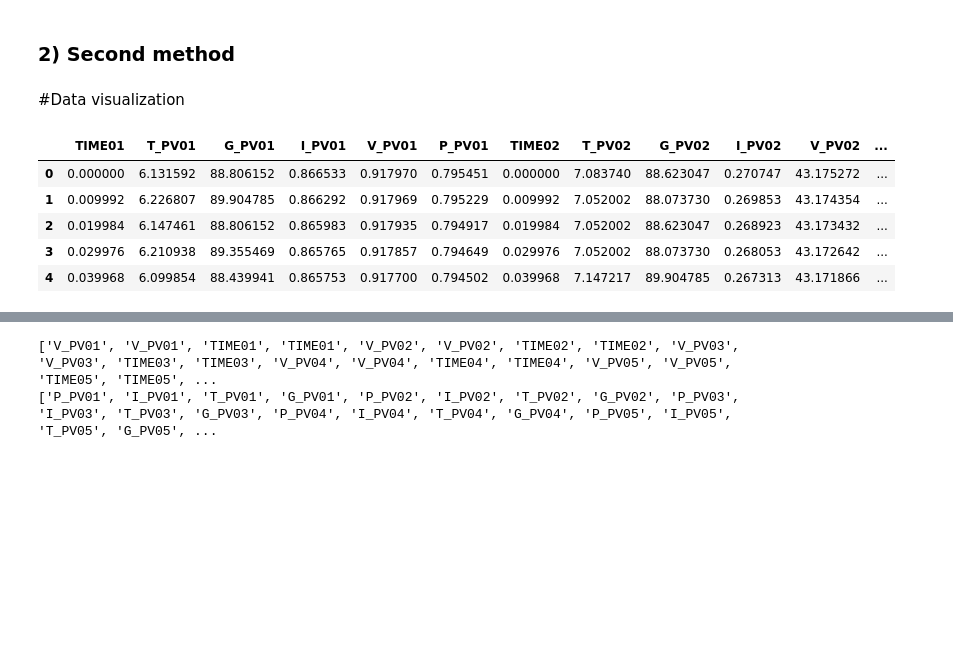
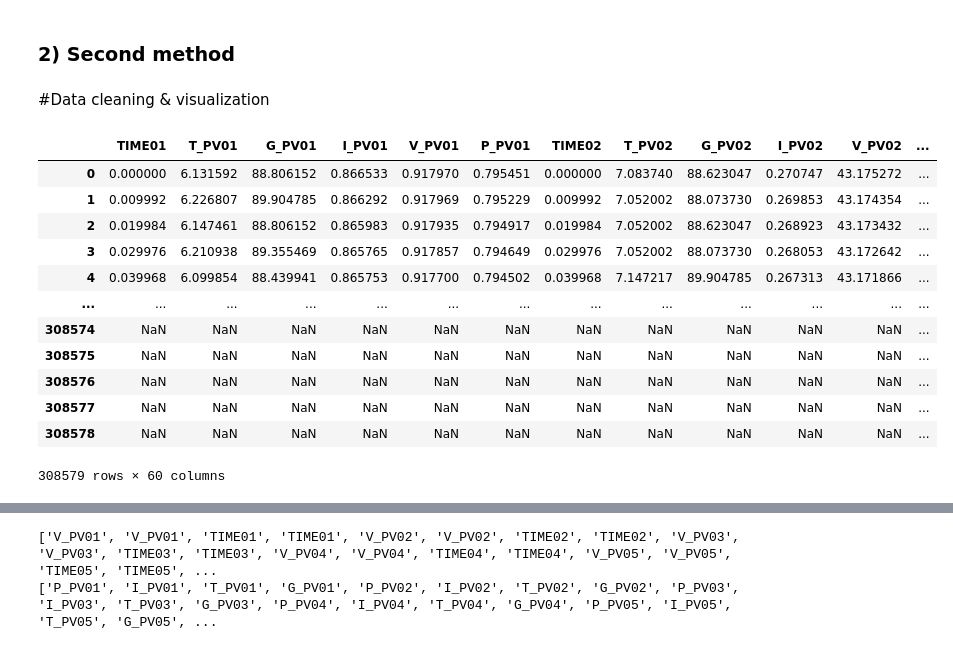
Before and after one commit to Mohamed-derbeli/ML-for-maximum-power-point-tracking-prediction-in-PV-system, a Jupyter notebook: ML_for_MPPT_prediction_in_PV_system.ipynb, the cells around one changed output, grey strips where cells are left out. Saved outputs shown, nothing was run; the diff lists cells and outputs as text; code cells hidden in the pictures; blank space fills up the shorter version.

```diff
--- a/ML_for_MPPT_prediction_in_PV_system.ipynb
+++ b/ML_for_MPPT_prediction_in_PV_system.ipynb
@@ -126,15 +126,22 @@ df_max = pd.read_sql(data_max, pconn)
 # df2 = data2.DataFrame()
 # df_max = data_max.DataFrame()
 # %% [markdown]
-#Data visualization
+#Data cleaning & visualization
 # %%
 # Joining DataFrames
 df = pd.concat([df1, df2], axis=1)
-df.head()
+df
 # %% [output]
 |  | TIME01 | T_PV01 | G_PV01 | I_PV01 | V_PV01 | P_PV01 | TIME02 | T_PV02 | G_PV02 | I_PV02 | V_PV02 | ... |
 | 0 | 0.000000 | 6.131592 | 88.806152 | 0.866533 | 0.917970 | 0.795451 | 0.000000 | 7.083740 | 88.623047 | 0.270747 | 43.175272 | ... |
 | 1 | 0.009992 | 6.226807 | 89.904785 | 0.866292 | 0.917969 | 0.795229 | 0.009992 | 7.052002 | 88.073730 | 0.269853 | 43.174354 | ... |
 | 2 | 0.019984 | 6.147461 | 88.806152 | 0.865983 | 0.917935 | 0.794917 | 0.019984 | 7.052002 | 88.623047 | 0.268923 | 43.173432 | ... |
 | 3 | 0.029976 | 6.210938 | 89.355469 | 0.865765 | 0.917857 | 0.794649 | 0.029976 | 7.052002 | 88.073730 | 0.268053 | 43.172642 | ... |
 | 4 | 0.039968 | 6.099854 | 88.439941 | 0.865753 | 0.917700 | 0.794502 | 0.039968 | 7.147217 | 89.904785 | 0.267313 | 43.171866 | ... |
+| ... | ... | ... | ... | ... | ... | ... | ... | ... | ... | ... | ... | ... |
+| 308574 | NaN | NaN | NaN | NaN | NaN | NaN | NaN | NaN | NaN | NaN | NaN | ... |
+| 308575 | NaN | NaN | NaN | NaN | NaN | NaN | NaN | NaN | NaN | NaN | NaN | ... |
+| 308576 | NaN | NaN | NaN | NaN | NaN | NaN | NaN | NaN | NaN | NaN | NaN | ... |
+| 308577 | NaN | NaN | NaN | NaN | NaN | NaN | NaN | NaN | NaN | NaN | NaN | ... |
+| 308578 | NaN | NaN | NaN | NaN | NaN | NaN | NaN | NaN | NaN | NaN | NaN | ... |
+308579 rows × 60 columns
```
Also changed, not shown: parts of 8 cells of this notebook.
